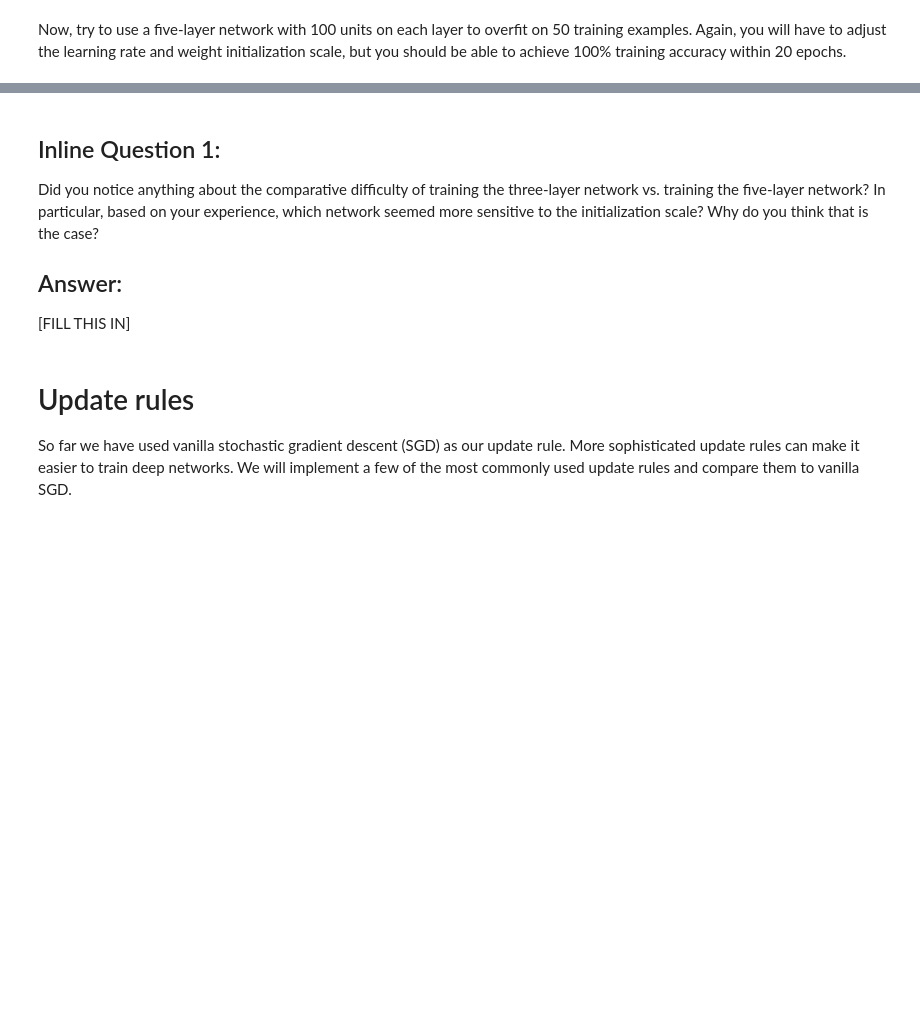
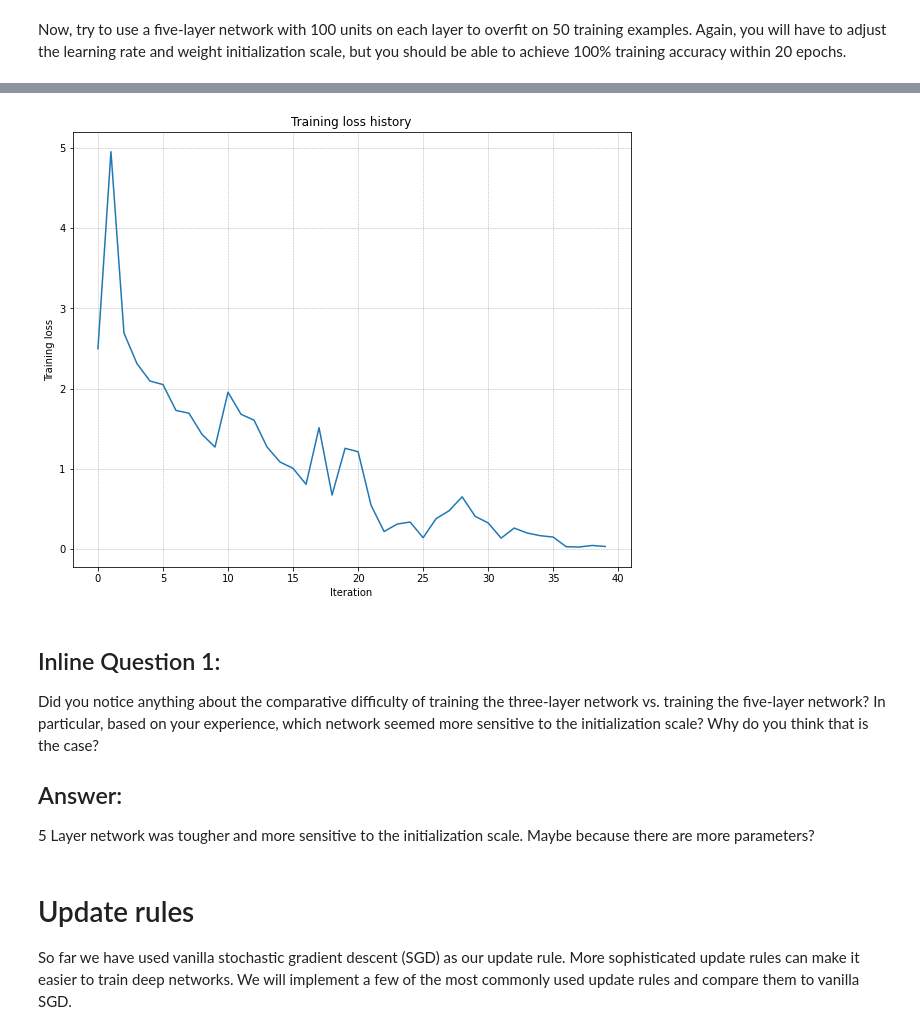
Before and after one commit to NishantTharani/LearningDeepLearning, a Jupyter notebook: cs231n/hw2/FullyConnectedNets.ipynb, the cells around one changed output, grey strips where cells are left out. Drawn from its saved outputs; the diff is of its cells as text; code cells hidden in the pictures; blank space fills up the shorter version.

```diff
--- a/cs231n/hw2/FullyConnectedNets.ipynb
+++ b/cs231n/hw2/FullyConnectedNets.ipynb
@@ -141,8 +188,8 @@ small_data = {
   'y_val': data['y_val'],
 }
 
-learning_rate = 2e-3  # Experiment with this!
-weight_scale = 1e-5   # Experiment with this!
+weight_scale = 4e-2   # Experiment with this!
+learning_rate = 5e-2  # Experiment with this!
 model = FullyConnectedNet(
     [100, 100, 100, 100],
     weight_scale=weight_scale,
@@ -165,3 +212,4 @@ plt.xlabel('Iteration')
 plt.ylabel('Training loss')
 plt.grid(linestyle='--', linewidth=0.5)
 plt.show()
+# %% [output]
@@ -168,9 +233,10 @@ plt.show()
+[figure, added]
 # %% [markdown]
 ## Inline Question 1:
 Did you notice anything about the comparative difficulty of training the three-layer network vs. training the five-layer network? In particular, based on your experience, which network seemed more sensitive to the initialization scale? Why do you think that is the case?
 
 ## Answer:
-[FILL THIS IN]
+5 Layer network was tougher and more sensitive to the initialization scale. Maybe because there are more parameters?
 # %% [markdown]
 # Update rules
 So far we have used vanilla stochastic gradient descent (SGD) as our update rule. More sophisticated update rules can make it easier to train deep networks. We will implement a few of the most commonly used update rules and compare them to vanilla SGD.
```
Also changed, not shown: parts of 11 cells of this notebook, 5 other files.
